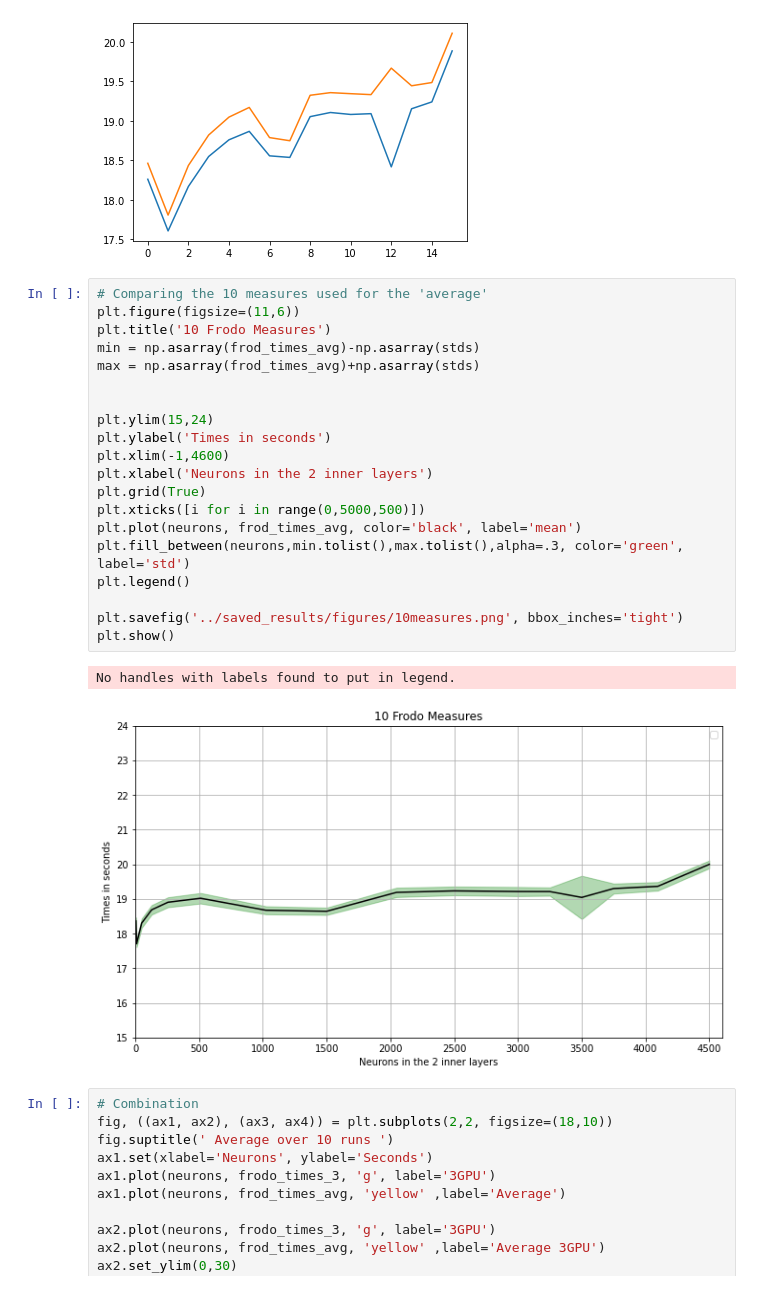
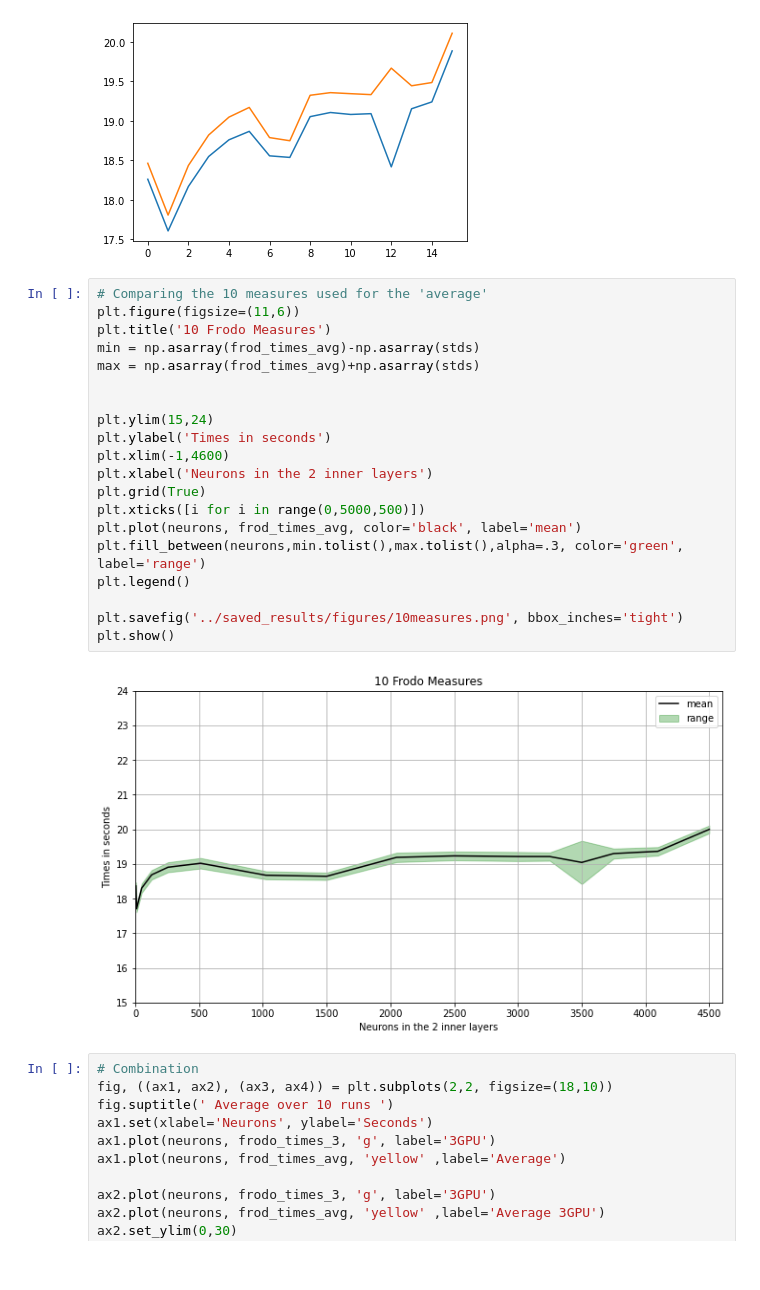
Before and after one commit to toelt-llc/TOELT-tfrabbit, a Jupyter notebook: code/notebooks/plot_results.ipynb, the cells around one changed output. Saved outputs shown, nothing was run; the diff lists cells and outputs as text.

```diff
--- a/code/notebooks/plot_results.ipynb
+++ b/code/notebooks/plot_results.ipynb
@@ -149,26 +153,25 @@ plt.show()
 # %%
 # Comparing the 10 measures used for the 'average'
 plt.figure(figsize=(11,6))
 plt.title('10 Frodo Measures')
 min = np.asarray(frod_times_avg)-np.asarray(stds)
 max = np.asarray(frod_times_avg)+np.asarray(stds)
 
 
 plt.ylim(15,24)
 plt.ylabel('Times in seconds')
 plt.xlim(-1,4600)
 plt.xlabel('Neurons in the 2 inner layers')
 plt.grid(True)
 plt.xticks([i for i in range(0,5000,500)])
 plt.plot(neurons, frod_times_avg, color='black', label='mean')
-plt.fill_between(neurons,min.tolist(),max.tolist(),alpha=.3, color='green', label='std')
+plt.fill_between(neurons,min.tolist(),max.tolist(),alpha=.3, color='green', label='range')
 plt.legend()
 
 plt.savefig('../saved_results/figures/10measures.png', bbox_inches='tight')
 plt.show()
 # %% [output]
-No handles with labels found to put in legend.
-[figure, old version]
+[figure, new version]
 # %%
 # Combination
 fig, ((ax1, ax2), (ax3, ax4)) = plt.subplots(2,2, figsize=(18,10))
```
Also changed, not shown: parts of 2 cells of this notebook, 2 other files.
